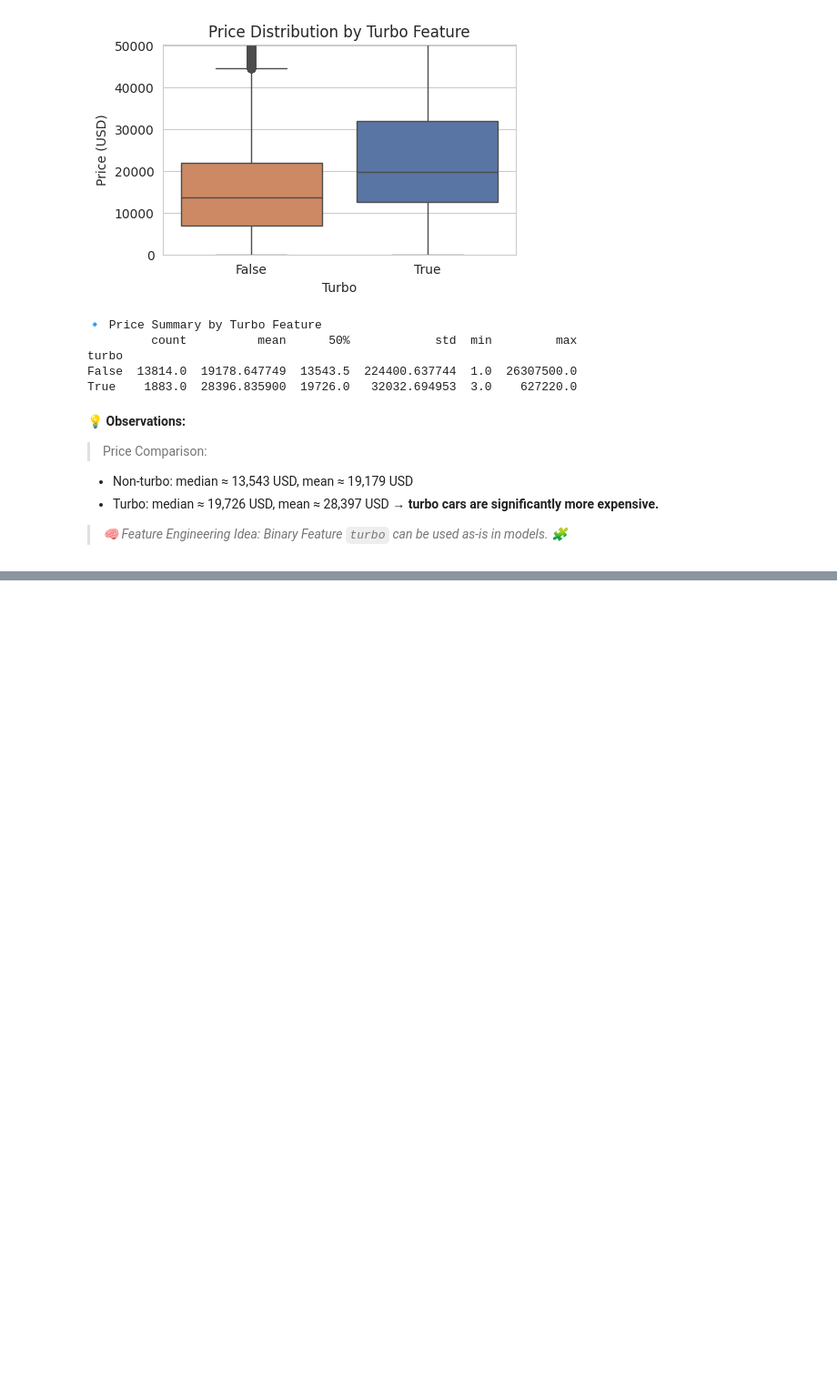
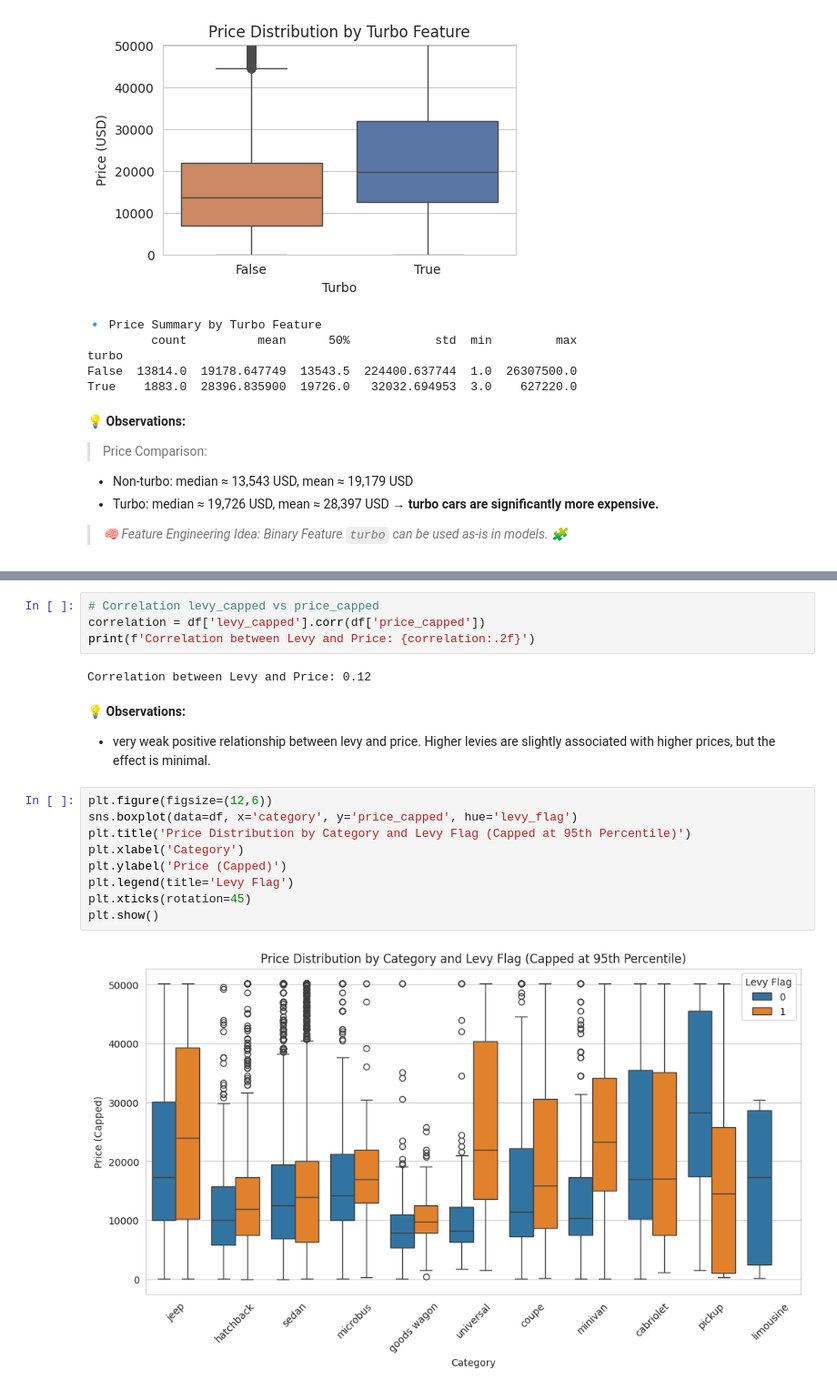
Before and after one commit to Mithula-cbw/Car-Price-Prediction, a Jupyter notebook: notebooks/Group_11_02_Descriptive_Analytics_and_EDA.ipynb, the cells around one changed output, grey strips where cells are left out. Shown at 91% size. Cells and saved outputs as stored; diff of their text form; blank space fills up the shorter version.

```diff
--- a/notebooks/Group_11_02_Descriptive_Analytics_and_EDA.ipynb
+++ b/notebooks/Group_11_02_Descriptive_Analytics_and_EDA.ipynb
@@ -1525,0 +1469,20 @@ price   -0.125331  1.000000
+# %%
+# Correlation levy_capped vs price_capped
+correlation = df['levy_capped'].corr(df['price_capped'])
+print(f'Correlation between Levy and Price: {correlation:.2f}')
+# %% [output]
+Correlation between Levy and Price: 0.12
+# %% [markdown]
+💡 **Observations:**
+- very weak positive relationship between levy and price. Higher levies are slightly associated with higher prices, but the effect is minimal.
+# %%
+plt.figure(figsize=(12,6))
+sns.boxplot(data=df, x='category', y='price_capped', hue='levy_flag')
+plt.title('Price Distribution by Category and Levy Flag (Capped at 95th Percentile)')
+plt.xlabel('Category')
+plt.ylabel('Price (Capped)')
+plt.legend(title='Levy Flag')
+plt.xticks(rotation=45)
+plt.show()
+# %% [output]
+[figure, added]
```
Also changed, not shown: parts of 25 cells of this notebook.
